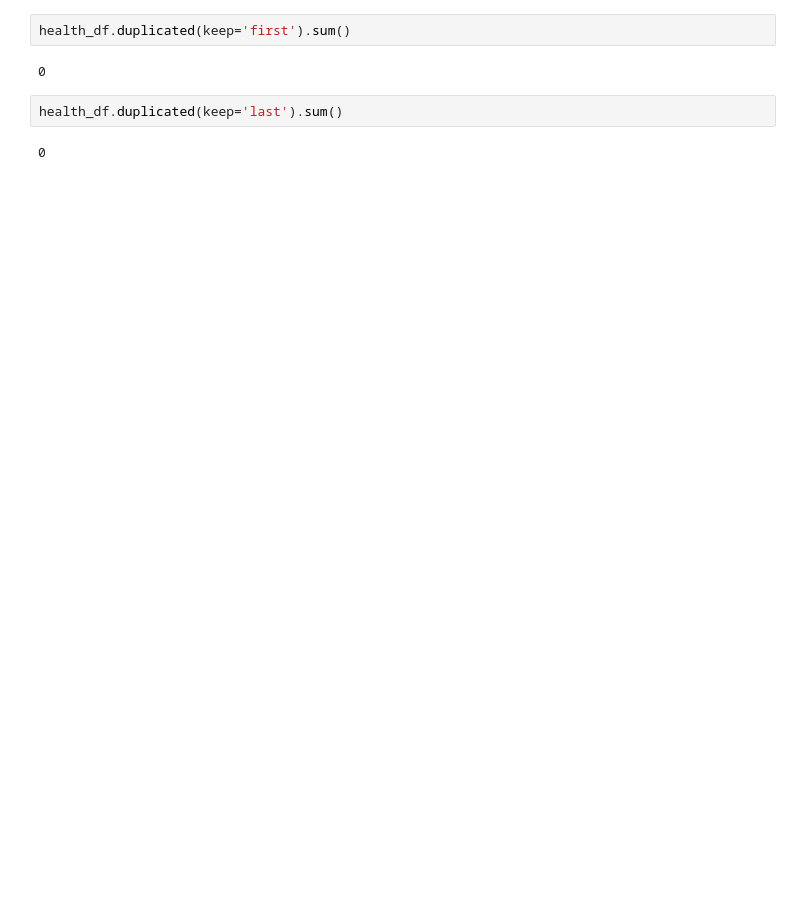
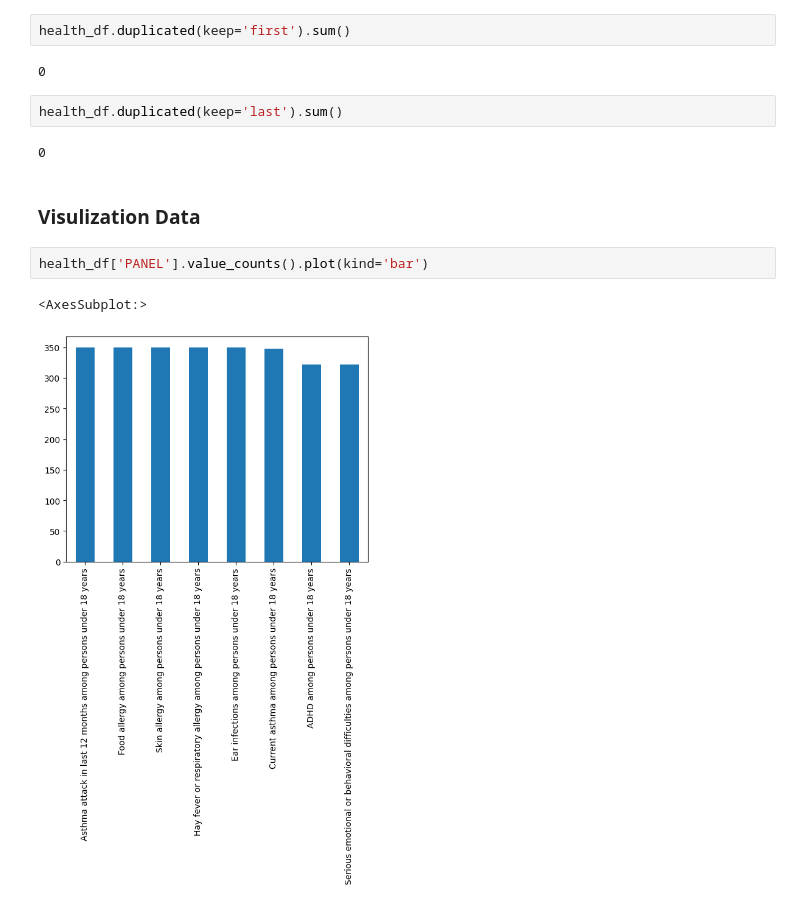
Before and after one commit to latifkara/dataScienceProjects, a Jupyter notebook: Health_condition/Health_Condition.ipynb, the cells around one changed output. Drawn from its saved outputs; the diff is of its cells as text; blank space fills up the shorter version.

Commit message:
Health Project | visualization Data

```diff
--- a/Health_condition/Health_Condition.ipynb
+++ b/Health_condition/Health_Condition.ipynb
@@ -164,3 +164,10 @@ health_df.duplicated(keep='first').sum()
 health_df.duplicated(keep='last').sum()
 # %% [output]
 0
+# %% [markdown]
+### Visulization Data
+# %%
+health_df['PANEL'].value_counts().plot(kind='bar')
+# %% [output]
+<AxesSubplot:>
+[figure, added]
```
Also changed, not shown: parts of 1 cell of this notebook.
